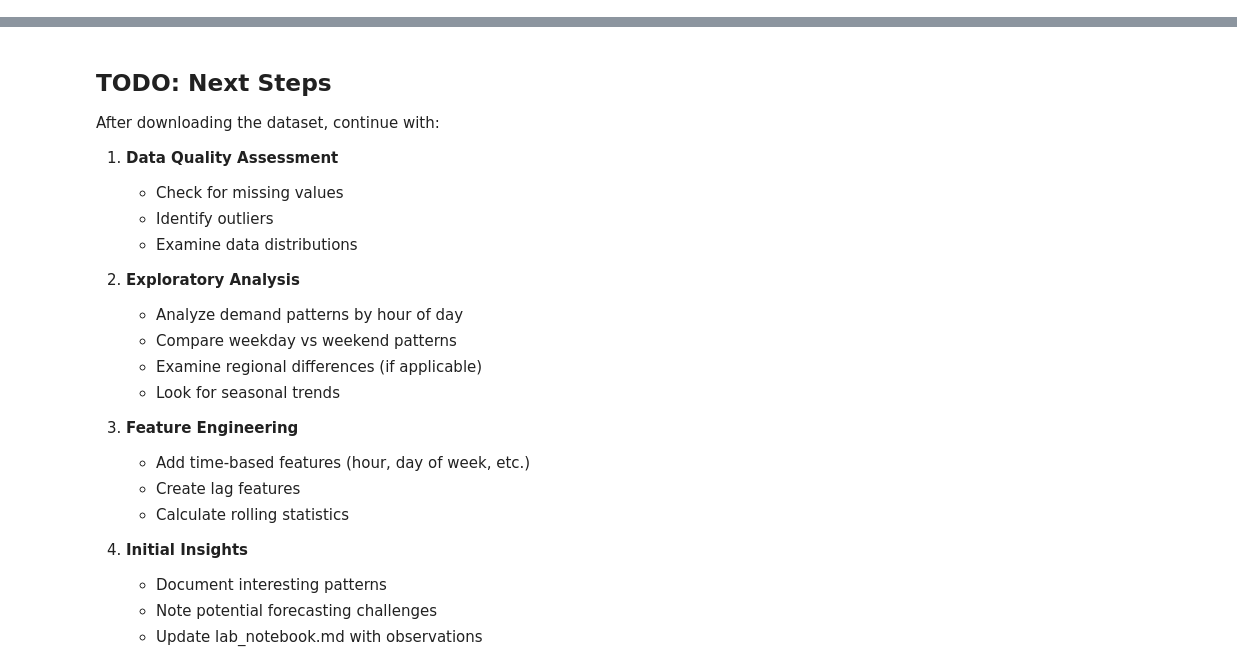
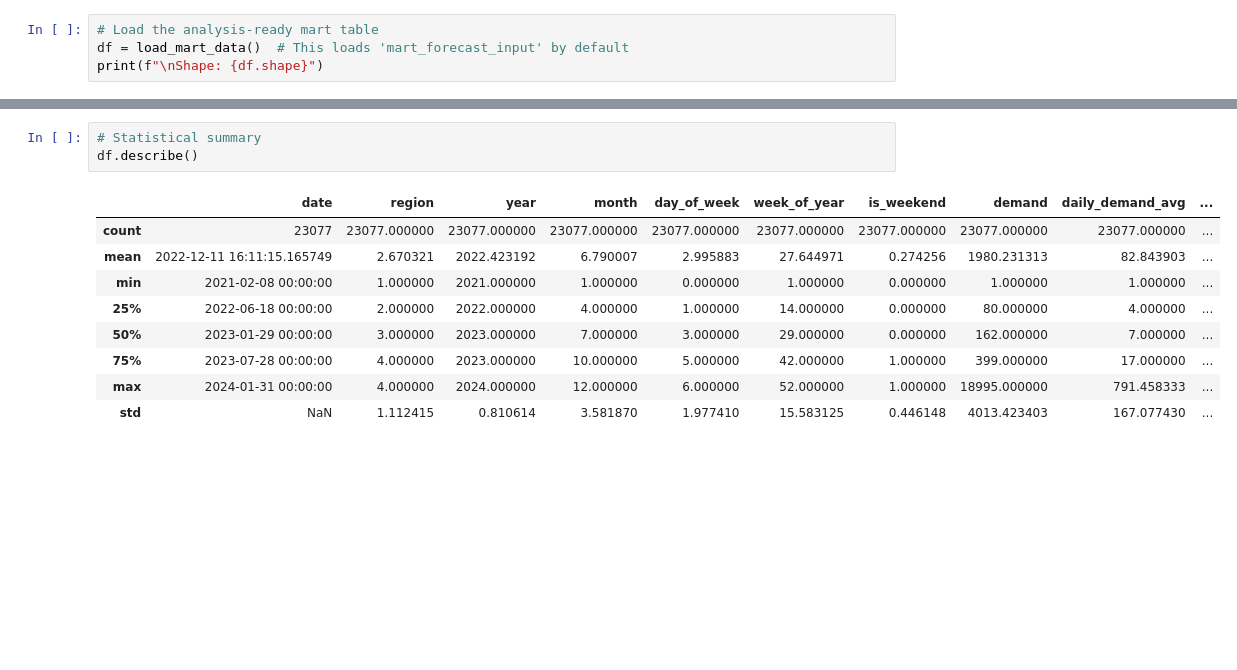
Before and after one commit to hpena212/snowflake-shaved-ice, a Jupyter notebook: notebooks/01_data_exploration.ipynb, the cells around one changed output, grey strips where cells are left out. Cells and saved outputs as stored; diff of their text form; blank space fills up the shorter version.

```diff
--- a/notebooks/01_data_exploration.ipynb
+++ b/notebooks/01_data_exploration.ipynb
@@ -51,0 +42,4 @@ print("⏳ Dataset not yet downloaded. See README.md for download instructions."
+# %%
+# Load the analysis-ready mart table
+df = load_mart_data()  # This loads 'mart_forecast_input' by default
+print(f"\nShape: {df.shape}")
@@ -79,25 +85,13 @@ print("⏳ Dataset not yet downloaded. See README.md for download instructions."
-# %% [markdown]
-## TODO: Next Steps
-
-After downloading the dataset, continue with:
-
-1. **Data Quality Assessment**
-   - Check for missing values
-   - Identify outliers
-   - Examine data distributions
-
-2. **Exploratory Analysis**
-   - Analyze demand patterns by hour of day
-   - Compare weekday vs weekend patterns
-   - Examine regional differences (if applicable)
-   - Look for seasonal trends
-
-3. **Feature Engineering**
-   - Add time-based features (hour, day of week, etc.)
-   - Create lag features
-   - Calculate rolling statistics
-
-4. **Initial Insights**
-   - Document interesting patterns
-   - Note potential forecasting challenges
-   - Update lab_notebook.md with observations
+# %%
+# Statistical summary
+df.describe()
+# %% [output]
+|  | date | region | year | month | day_of_week | week_of_year | is_weekend | demand | daily_demand_avg | ... |
+| count | 23077 | 23077.000000 | 23077.000000 | 23077.000000 | 23077.000000 | 23077.000000 | 23077.000000 | 23077.000000 | 23077.000000 | ... |
+| mean | 2022-12-11 16:11:15.165749 | 2.670321 | 2022.423192 | 6.790007 | 2.995883 | 27.644971 | 0.274256 | 1980.231313 | 82.843903 | ... |
+| min | 2021-02-08 00:00:00 | 1.000000 | 2021.000000 | 1.000000 | 0.000000 | 1.000000 | 0.000000 | 1.000000 | 1.000000 | ... |
+| 25% | 2022-06-18 00:00:00 | 2.000000 | 2022.000000 | 4.000000 | 1.000000 | 14.000000 | 0.000000 | 80.000000 | 4.000000 | ... |
+| 50% | 2023-01-29 00:00:00 | 3.000000 | 2023.000000 | 7.000000 | 3.000000 | 29.000000 | 0.000000 | 162.000000 | 7.000000 | ... |
+| 75% | 2023-07-28 00:00:00 | 4.000000 | 2023.000000 | 10.000000 | 5.000000 | 42.000000 | 1.000000 | 399.000000 | 17.000000 | ... |
+| max | 2024-01-31 00:00:00 | 4.000000 | 2024.000000 | 12.000000 | 6.000000 | 52.000000 | 1.000000 | 18995.000000 | 791.458333 | ... |
+| std | NaN | 1.112415 | 0.810614 | 3.581870 | 1.977410 | 15.583125 | 0.446148 | 4013.423403 | 167.077430 | ... |
```
Also changed, not shown: parts of 27 cells of this notebook, 12 other files.
